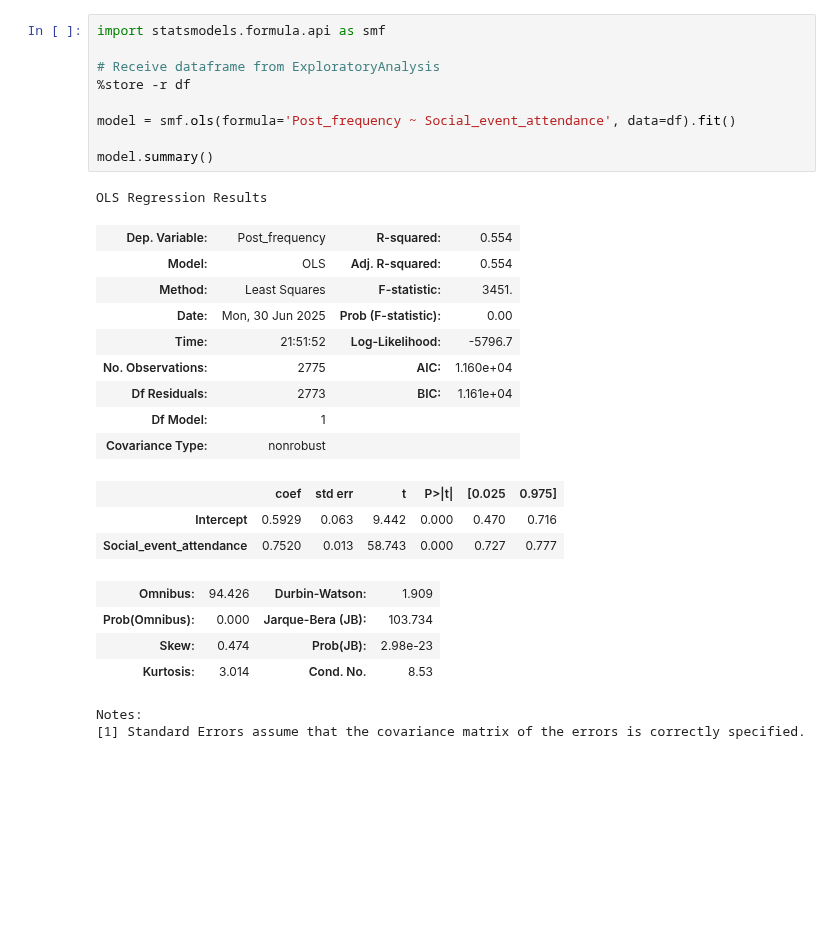
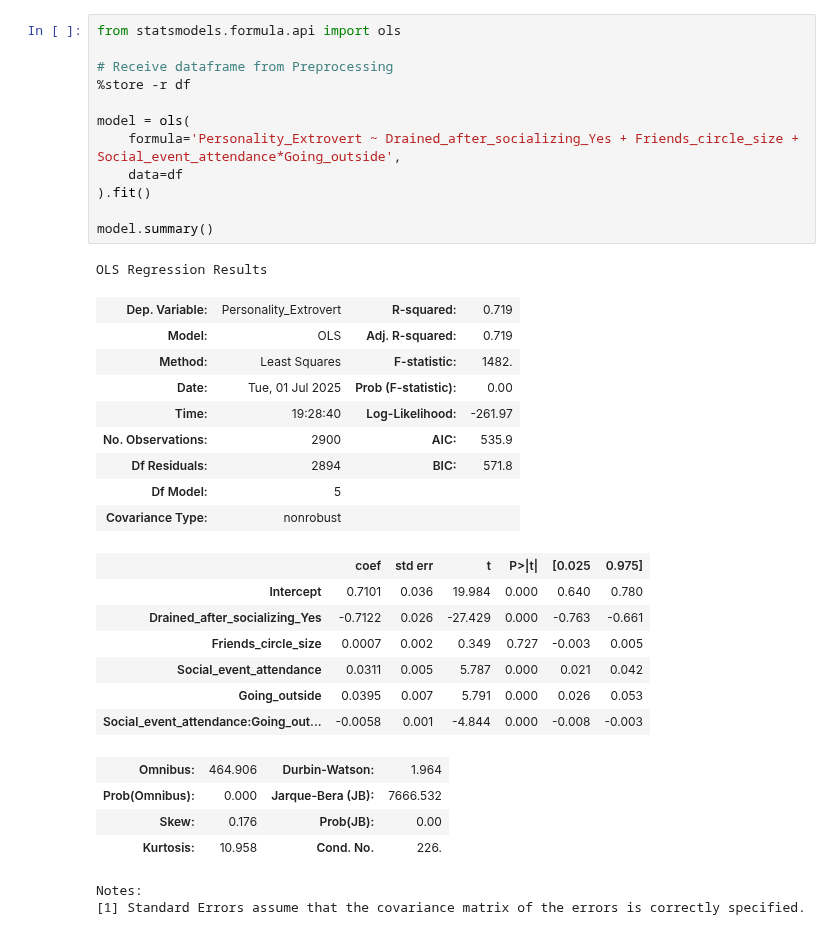
Before and after one commit to Prokope45/NeuralNetworkProject, a Jupyter notebook: RegressionAnalysis.ipynb, the cells around one changed output. Saved outputs shown, nothing was run; the diff lists cells and outputs as text; blank space fills up the shorter version.

```diff
--- a/RegressionAnalysis.ipynb
+++ b/RegressionAnalysis.ipynb
@@ -3,29 +19,36 @@
 # %%
-import statsmodels.formula.api as smf
+from statsmodels.formula.api import ols
 
-# Receive dataframe from ExploratoryAnalysis
+# Receive dataframe from Preprocessing
 %store -r df
 
-model = smf.ols(formula='Post_frequency ~ Social_event_attendance', data=df).fit()
+model = ols(
+    formula='Personality_Extrovert ~ Drained_after_socializing_Yes + Friends_circle_size + Social_event_attendance*Going_outside',
+    data=df
+).fit()
 
 model.summary()
 # %% [output]
 OLS Regression Results
-| Dep. Variable: | Post_frequency | R-squared: | 0.554 |
-| Model: | OLS | Adj. R-squared: | 0.554 |
-| Method: | Least Squares | F-statistic: | 3451. |
-| Date: | Mon, 30 Jun 2025 | Prob (F-statistic): | 0.00 |
-| Time: | 21:51:52 | Log-Likelihood: | -5796.7 |
-| No. Observations: | 2775 | AIC: | 1.160e+04 |
-| Df Residuals: | 2773 | BIC: | 1.161e+04 |
-| Df Model: | 1 |  |  |
+| Dep. Variable: | Personality_Extrovert | R-squared: | 0.719 |
+| Model: | OLS | Adj. R-squared: | 0.719 |
+| Method: | Least Squares | F-statistic: | 1482. |
+| Date: | Tue, 01 Jul 2025 | Prob (F-statistic): | 0.00 |
+| Time: | 19:28:40 | Log-Likelihood: | -261.97 |
+| No. Observations: | 2900 | AIC: | 535.9 |
+| Df Residuals: | 2894 | BIC: | 571.8 |
+| Df Model: | 5 |  |  |
 | Covariance Type: | nonrobust |  |  |
 |  | coef | std err | t | P>|t| | [0.025 | 0.975] |
-| Intercept | 0.5929 | 0.063 | 9.442 | 0.000 | 0.470 | 0.716 |
-| Social_event_attendance | 0.7520 | 0.013 | 58.743 | 0.000 | 0.727 | 0.777 |
+| Intercept | 0.7101 | 0.036 | 19.984 | 0.000 | 0.640 | 0.780 |
+| Drained_after_socializing_Yes | -0.7122 | 0.026 | -27.429 | 0.000 | -0.763 | -0.661 |
+| Friends_circle_size | 0.0007 | 0.002 | 0.349 | 0.727 | -0.003 | 0.005 |
+| Social_event_attendance | 0.0311 | 0.005 | 5.787 | 0.000 | 0.021 | 0.042 |
+| Going_outside | 0.0395 | 0.007 | 5.791 | 0.000 | 0.026 | 0.053 |
+| Social_event_attendance:Going_out... | -0.0058 | 0.001 | -4.844 | 0.000 | -0.008 | -0.003 |
-| Omnibus: | 94.426 | Durbin-Watson: | 1.909 |
-| Prob(Omnibus): | 0.000 | Jarque-Bera (JB): | 103.734 |
-| Skew: | 0.474 | Prob(JB): | 2.98e-23 |
-| Kurtosis: | 3.014 | Cond. No. | 8.53 |
+| Omnibus: | 464.906 | Durbin-Watson: | 1.964 |
+| Prob(Omnibus): | 0.000 | Jarque-Bera (JB): | 7666.532 |
+| Skew: | 0.176 | Prob(JB): | 0.00 |
+| Kurtosis: | 10.958 | Cond. No. | 226. |
 Notes:
 [1] Standard Errors assume that the covariance matrix of the errors is correctly specified.
```
Also changed, not shown: parts of 3 cells of this notebook, 2 other files.
